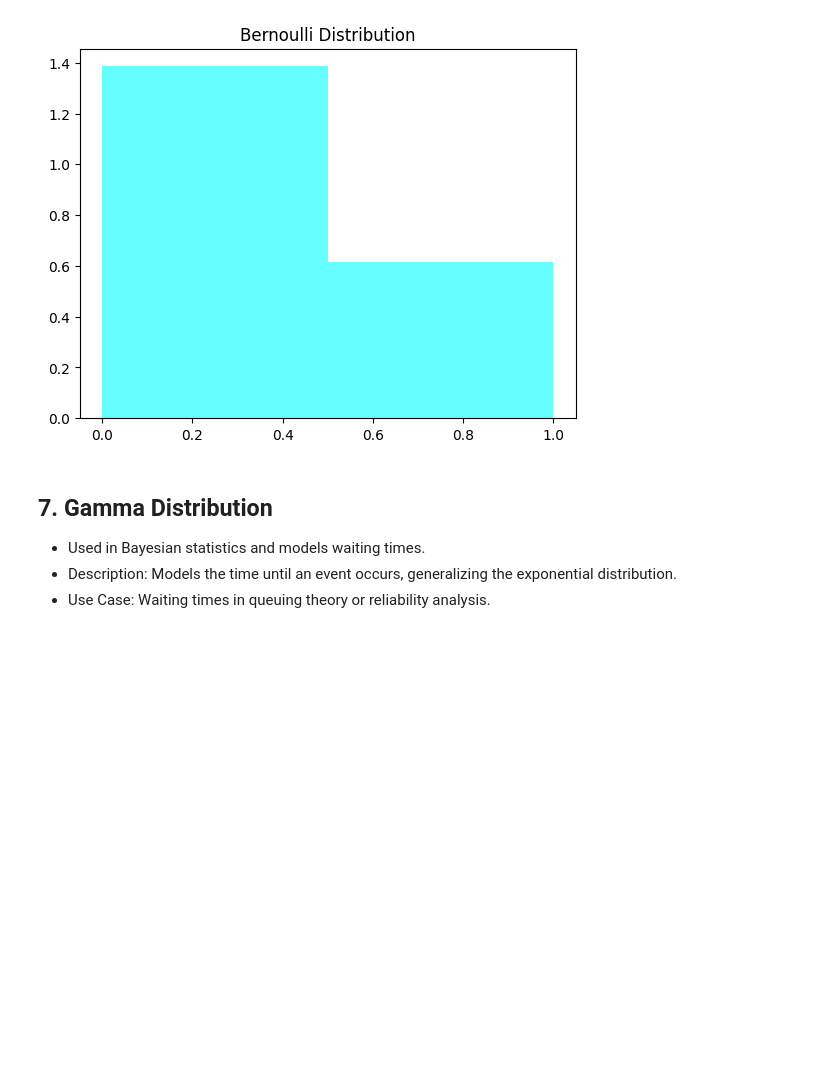
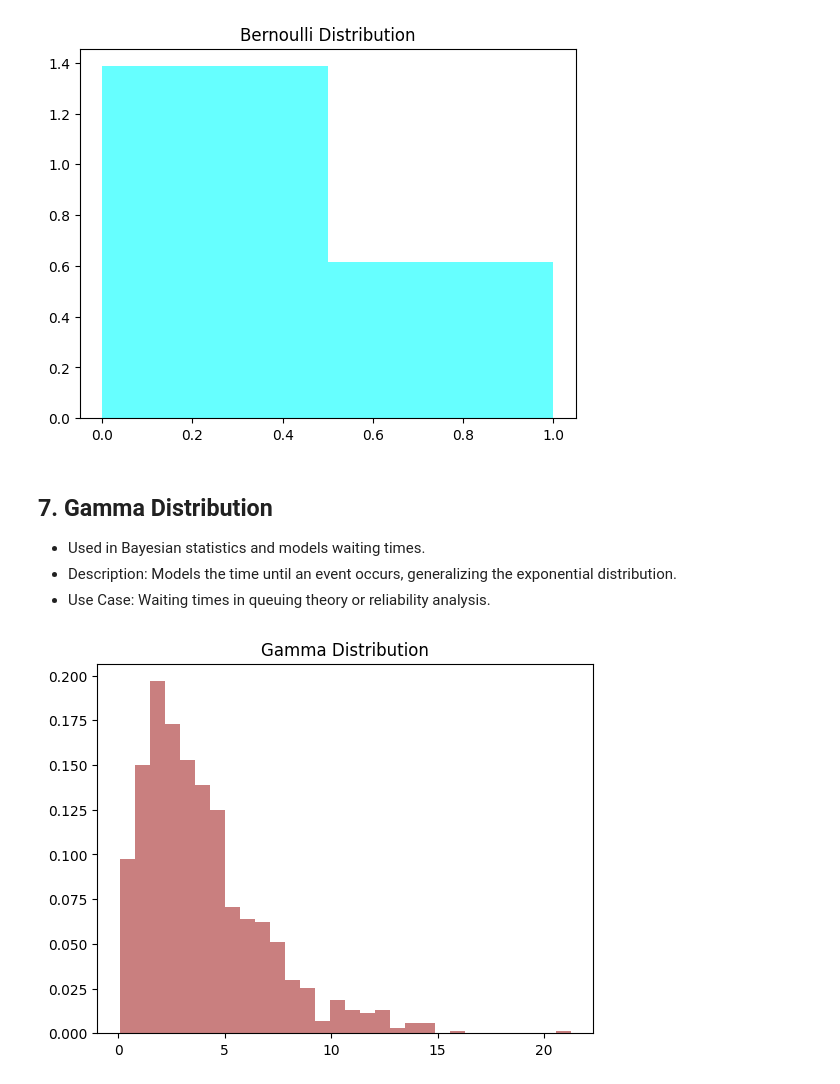
Before and after one commit to manojkumar211/Machine-Learning-All, a Jupyter notebook: experiment/distribution.ipynb, the cells around one changed output. Cells and saved outputs as stored; diff of their text form; code cells hidden in the pictures; blank space fills up the shorter version.

```diff
--- a/experiment/distribution.ipynb
+++ b/experiment/distribution.ipynb
@@ -117,3 +117,16 @@ plt.show()
 - Used in Bayesian statistics and models waiting times.
 - Description: Models the time until an event occurs, generalizing the exponential distribution.
 - Use Case: Waiting times in queuing theory or reliability analysis.
+# %%
+from scipy.stats import gamma
+
+# Parameters
+shape, scale = 2.0, 2.0
+data = gamma.rvs(shape, scale=scale, size=1000)
+
+# Plot
+plt.hist(data, bins=30, density=True, alpha=0.6, color='brown')
+plt.title("Gamma Distribution")
+plt.show()
+# %% [output]
+[figure, added]
```
